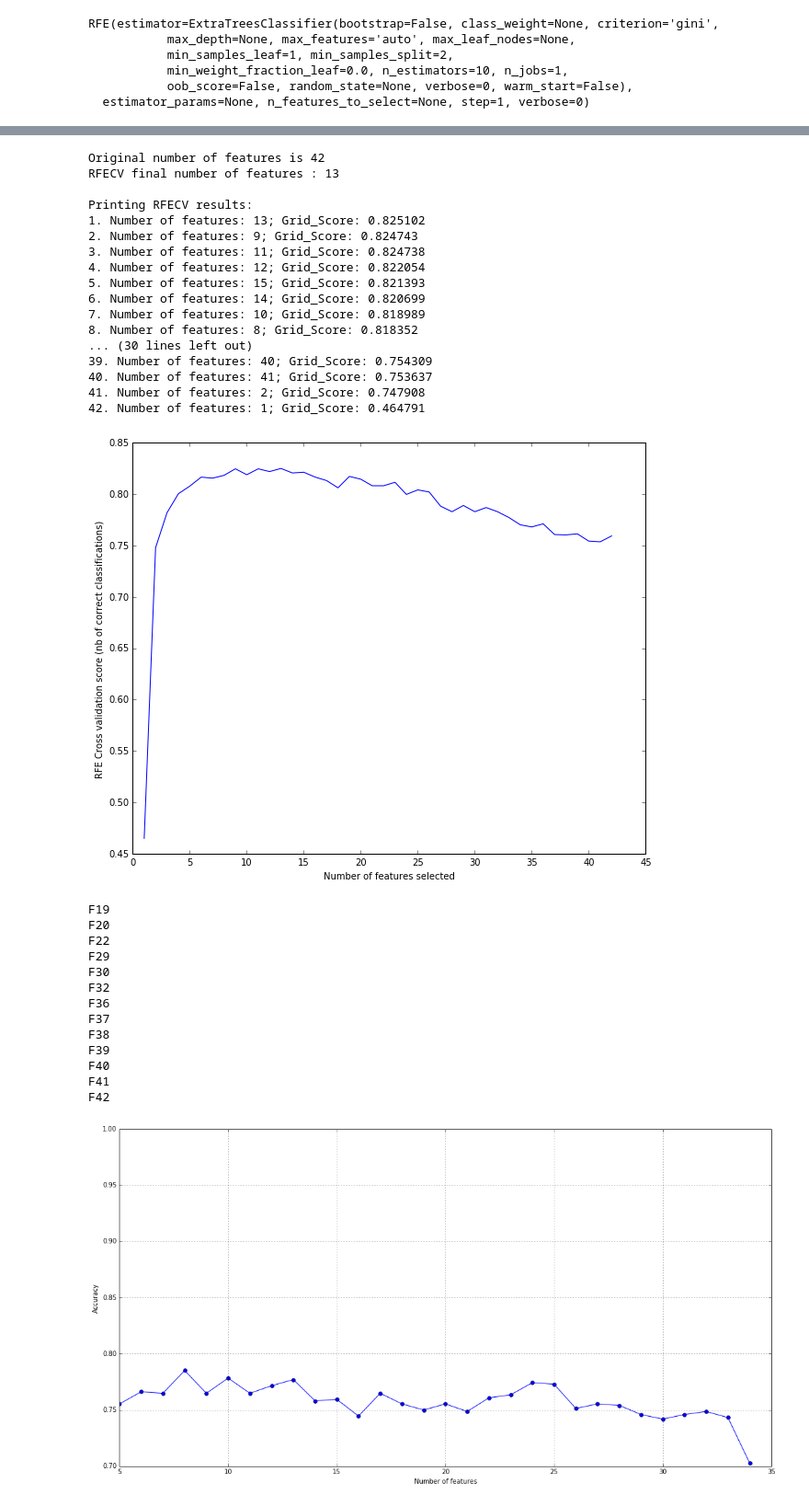
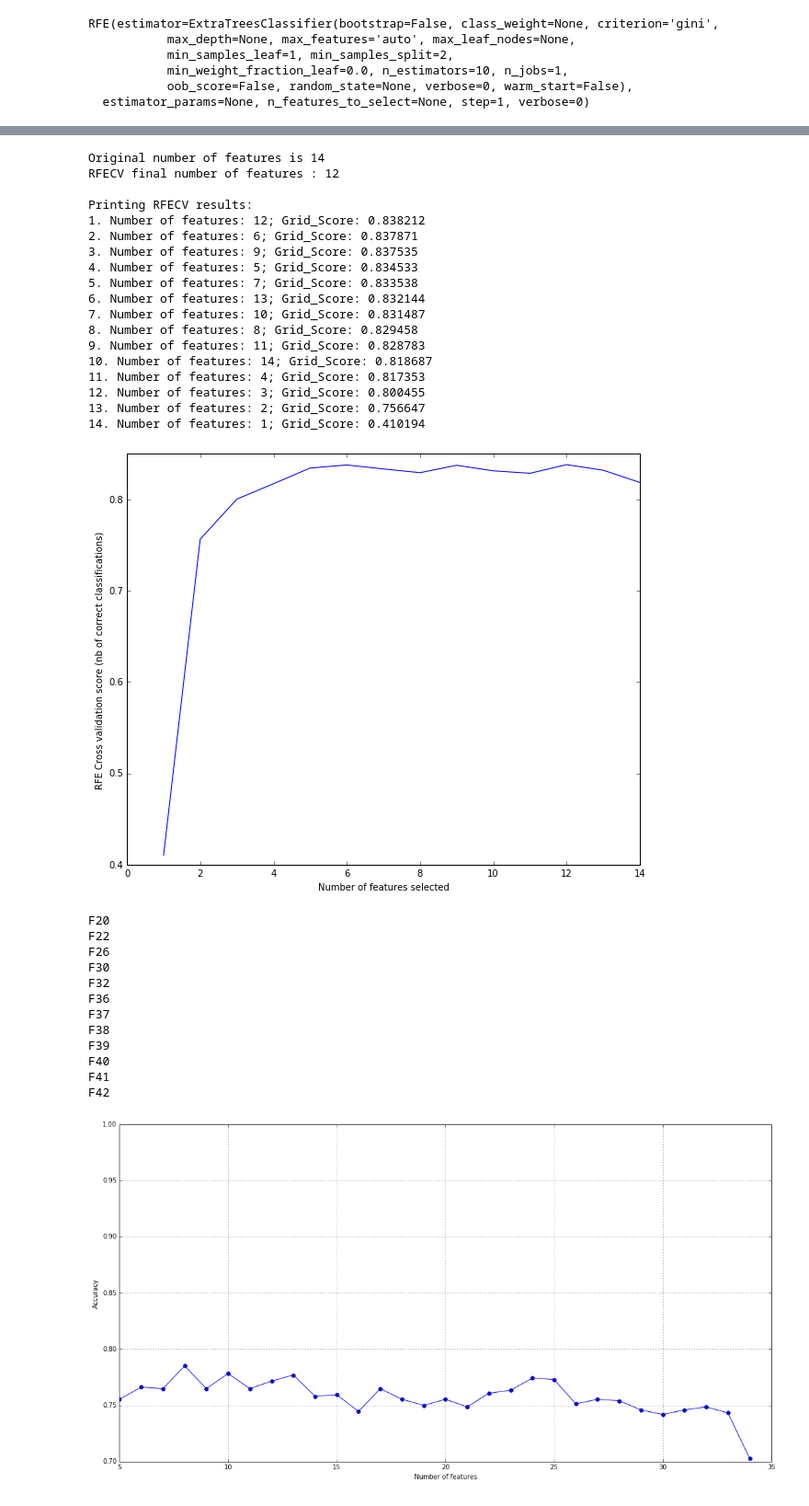
Before and after one commit to rahulmkumar/ml-introduction, a Jupyter notebook: 07_Swing_trading_model.ipynb, the cells around one changed output, grey strips where cells are left out. Shown at 92% size. Drawn from its saved outputs; the diff is of its cells as text; code cells hidden in the pictures.

Commit message:
performed rfecv with feature subset

```diff
--- a/07_Swing_trading_model.ipynb
+++ b/07_Swing_trading_model.ipynb
@@ -435,6 +435,8 @@ We will be using multi-pronged testing strategy
 # %%
 validation_size = 0.20
 seed = 7
+
+X = data.loc[:,['F20','F22','F26','F29','F30','F32','F35','F36','F37','F38','F39','F40','F41','F42']]
 X5b_train, X5b_test, Y5b_train, Y5b_test = cross_validation.train_test_split(X, y5_b, test_size=validation_size,
                                                                                  random_state=seed)
 X10b_train, X10b_test, Y10b_train, Y10b_test = cross_validation.train_test_split(X, y10_b, test_size=validation_size,
@@ -531,10 +533,12 @@ X25t_test_std = stdsc25t.transform(X25t_test)
 X30t_train_std = stdsc30t.fit_transform(X30t_train)
 X30t_test_std = stdsc30t.transform(X30t_test)
 # %%
-rfecv = RFECV(estimator=et, step=1, cv=StratifiedKFold(Y30t_train, n_folds=10, random_state=seed), scoring='accuracy')
-rfecv.fit(X30t_train_std,Y30t_train)
+xtrain = X30t_train_std
+ytrain = Y30t_train
+rfecv = RFECV(estimator=et, step=1, cv=StratifiedKFold(ytrain, n_folds=10, random_state=seed), scoring='accuracy')
+rfecv.fit(xtrain,ytrain)
 rfe = RFE(estimator=et, step=1)
-rfe.fit(X30t_train_std,Y30t_train)
+rfe.fit(xtrain,ytrain)
 # %% [output]
 RFE(estimator=ExtraTreesClassifier(bootstrap=False, class_weight=None, criterion='gini',
            max_depth=None, max_features='auto', max_leaf_nodes=None,
@@ -636,6 +630,8 @@ F42
 # %%
 #stdsct10b = StandardScaler()
 #stdsct10t = StandardScaler()
+
+X1 = data1.loc[:,['F20','F22','F26','F29','F30','F32','F35','F36','F37','F38','F39','F40','F41','F42']]
 
 Xt10b_train, Xt10b_test, Yt10b_train, Yt10b_test = cross_validation.train_test_split(X1, yt10_b, test_size=validation_size,
                                                                                  random_state=seed)
@@ -646,62 +642,68 @@ Xt10t_train, Xt10t_test, Yt10t_train, Yt10t_test = cross_validation.train_test_s
 Xt15t_train, Xt15t_test, Yt15t_train, Yt15t_test = cross_validation.train_test_split(X1, yt15_t, test_size=validation_size,
                                                                                  random_state=seed)
 
+Xt20t_train, Xt20t_test, Yt20t_train, Yt20t_test = cross_validation.train_test_split(X1, yt20_t, test_size=validation_size,
+                                                                                 random_state=seed)
+
 Xt10b_std = stdsc10b.transform(Xt10b_train)
 Xt10t_std = stdsc10t.transform(Xt10t_train)
 Xt15t_std = stdsc15t.transform(Xt15t_train)
+Xt20t_std = stdsc20t.transform(Xt20t_train)
 
+xtrain = Xt20t_std
+ytrain = Yt20t_train
 
 #yt10_b
-rfecv1 = RFECV(estimator=et, step=1, cv=StratifiedKFold(Yt15t_train, n_folds=10, random_state=seed), scoring='accuracy')
+rfecv1 = RFECV(estimator=et, step=1, cv=StratifiedKFold(ytrain, n_folds=10, random_state=seed), scoring='accuracy')
 #rfecv1.fit(X110b,yt10_t)
-rfecv1.fit(Xt15t_std,Yt15t_train)
+rfecv1.fit(xtrain,ytrain)
 #rfecv1.fit(X10t_train_std,Y10t_train)
 
 print('Original number of features is %s' % X1.shape[1])
 #print("RFE final number of features : %d" % rfe.n_features_)
 print("RFECV final number of features : %d" % rfecv1.n_features_)
 print('')
 
 import numpy as np
 g_scores = rfecv1.grid_scores_
 indices = np.argsort(g_scores)[::-1]
 print('Printing RFECV results:')
 for f in range(X.shape[1]):
     print("%d. Number of features: %d; Grid_Score: %f" % (f + 1, indices[f]+1, g_scores[indices[f]]))
 
 plt.rcParams['figure.figsize'] = 10, 8
 plt.xlabel("Number of features selected")
 plt.ylabel("RFE Cross validation score (nb of correct classifications)")
 plt.plot(range(1, len(rfecv1.grid_scores_) + 1), rfecv1.grid_scores_)
 plt.show()
 
 
 for selected, feature in zip(rfecv1.support_, X1.columns):
     if selected == True:
         print(feature)
 # %% [output]
-Original number of features is 42
-RFECV final number of features : 13
+Original number of features is 14
+RFECV final number of features : 12
 
 Printing RFECV results:
-1. Number of features: 13; Grid_Score: 0.825102
-2. Number of features: 9; Grid_Score: 0.824743
-3. Number of features: 11; Grid_Score: 0.824738
-4. Number of features: 12; Grid_Score: 0.822054
-5. Number of features: 15; Grid_Score: 0.821393
-6. Number of features: 14; Grid_Score: 0.820699
-7. Number of features: 10; Grid_Score: 0.818989
-8. Number of features: 8; Grid_Score: 0.818352
-... (30 lines left out)
-39. Number of features: 40; Grid_Score: 0.754309
-40. Number of features: 41; Grid_Score: 0.753637
-41. Number of features: 2; Grid_Score: 0.747908
-42. Number of features: 1; Grid_Score: 0.464791
+1. Number of features: 12; Grid_Score: 0.838212
+2. Number of features: 6; Grid_Score: 0.837871
+3. Number of features: 9; Grid_Score: 0.837535
+4. Number of features: 5; Grid_Score: 0.834533
+5. Number of features: 7; Grid_Score: 0.833538
+6. Number of features: 13; Grid_Score: 0.832144
+7. Number of features: 10; Grid_Score: 0.831487
+8. Number of features: 8; Grid_Score: 0.829458
+9. Number of features: 11; Grid_Score: 0.828783
+10. Number of features: 14; Grid_Score: 0.818687
+11. Number of features: 4; Grid_Score: 0.817353
+12. Number of features: 3; Grid_Score: 0.800455
+13. Number of features: 2; Grid_Score: 0.756647
+14. Number of features: 1; Grid_Score: 0.410194
-[figure, old version]
+[figure, new version]
-F19
 F20
 F22
-F29
+F26
 F30
 F32
 F36
```
Also changed, not shown: parts of 8 cells of this notebook.
